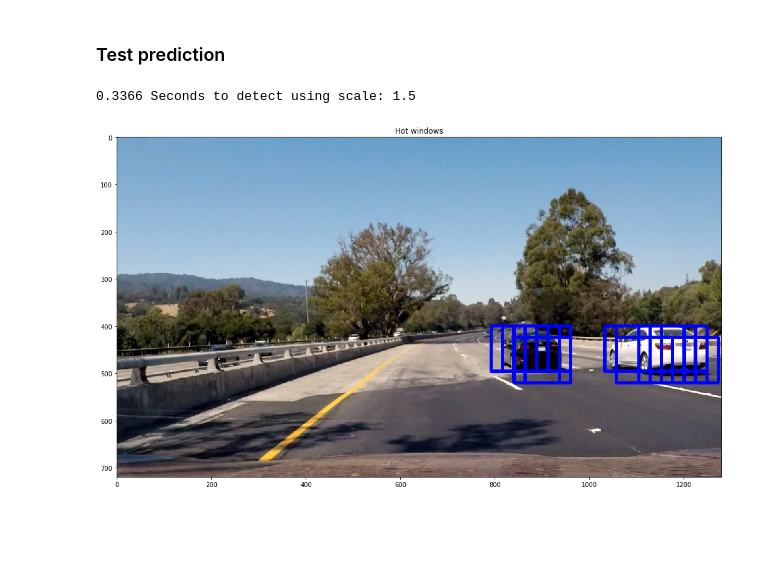
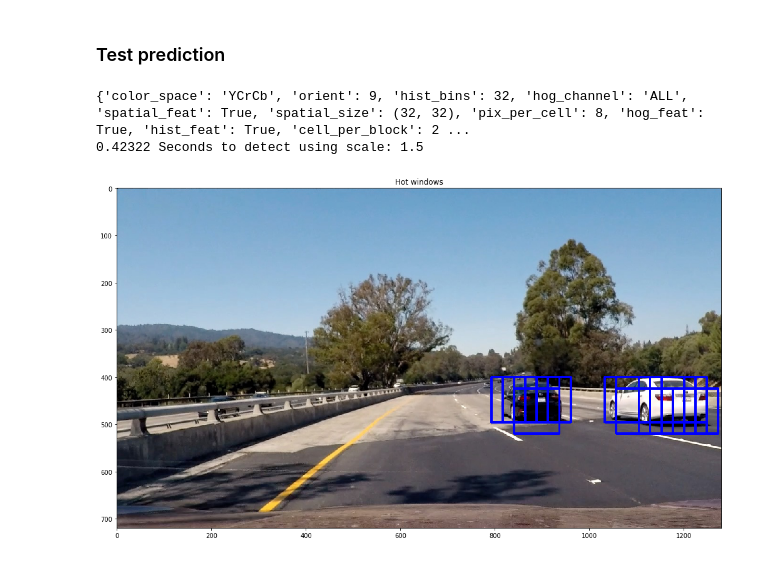
Before and after one commit to AndrewGls/P5-Vehicle-Detection, a Jupyter notebook: train_hog_classifier.ipynb, the cells around one changed output. Drawn from its saved outputs; the diff is of its cells as text; code cells hidden in the pictures; blank space fills up the shorter version.

Commit message:
Updated HOG+SVN vehicle detector

```diff
--- a/train_hog_classifier.ipynb
+++ b/train_hog_classifier.ipynb
@@ -130,11 +226,6 @@ from find_cars import find_cars
 dist_pickle = pickle.load( open("HOGClassifier.p", "rb" ) )
 svc = dist_pickle["svc"]
 X_scaler = dist_pickle["scaler"]
-#orient = dist_pickle["orient"]
-#pix_per_cell = dist_pickle["pix_per_cell"]
-#cell_per_block = dist_pickle["cell_per_block"]
-#spatial_size = dist_pickle["spatial_size"]
-#hist_bins = dist_pickle["hist_bins"]
 
 params = {}
 params['color_space']    = dist_pickle['color_space']
@@ -148,50 +239,41 @@ params['spatial_feat']   = dist_pickle['spatial_feat']
 params['hist_feat']      = dist_pickle['hist_feat']
 params['hog_feat']       = dist_pickle['hog_feat']
 
-#print('color_space: ', params['color_space'])
-#print('orient: ', params['orient'])
-#print('pix_per_cell: ', params['pix_per_cell'])
-#print('cell_per_block: ', params['cell_per_block'])
-#print('hog_channel: ', params['hog_channel'])
-#print('spatial_size: ', params['spatial_size'])
-#print('hist_bins: ', params['hist_bins'])
-#print('spatial_feat: ', params['spatial_feat'])
-#print('hist_feat: ', params['hist_feat'])
-#print('hog_feat: ', params['hog_feat'])
+print(params)
 
 #img = mpimg.imread('test_images/test1.jpg')
 #img = mpimg.imread('test_images/test2.jpg')
 #img = mpimg.imread('test_images/test3.jpg')
 img = mpimg.imread('test_images/test4.jpg')
 #img = mpimg.imread('test_images/test5.jpg')
 #img = mpimg.imread('test_images/test6.jpg')
 
 #img = mpimg.imread('temp_data/frames/project_video/718.jpg')
 
 if img.shape[2] > 3:
     img = img[:,:,0:3]
-
 
 ystart = 400
 ystop = 656
 scale = 1.5
 
 draw_img = np.copy(img)
 img = img.astype(np.float32)/255
 
 t=time.time()
 
 bboxes = find_cars(img, ystart, ystop, scale, svc, X_scaler, params)
 
 t2 = time.time()
 print(round(t2-t, 5), 'Seconds to detect using scale:', scale)
 
-draw_img = draw_boxes(draw_img, bboxes)
+draw_img = draw_boxes(draw_img, bboxes, thick=4)
 
 fig = plt.figure(figsize=(20,10))
 plt.imshow(draw_img)
 plt.title('Hot windows')
 plt.show()
 # %% [output]
-0.3366 Seconds to detect using scale: 1.5
+{'color_space': 'YCrCb', 'orient': 9, 'hist_bins': 32, 'hog_channel': 'ALL', 'spatial_feat': True, 'spatial_size': (32, 32), 'pix_per_cell': 8, 'hog_feat': True, 'hist_feat': True, 'cell_per_block': 2 ...
+0.42322 Seconds to detect using scale: 1.5
-[figure, old version]
+[figure, new version]
```
Also changed, not shown: parts of 4 cells of this notebook, 9 other files.
